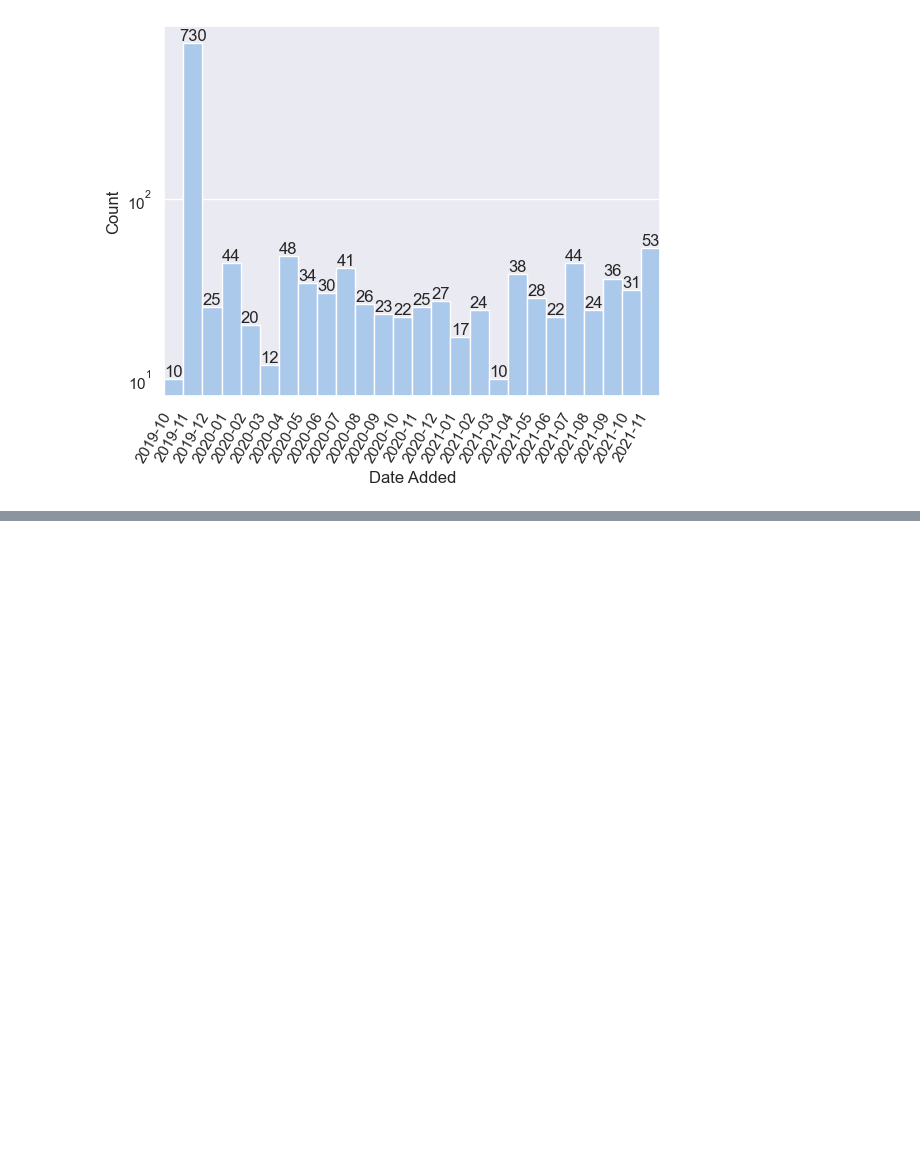
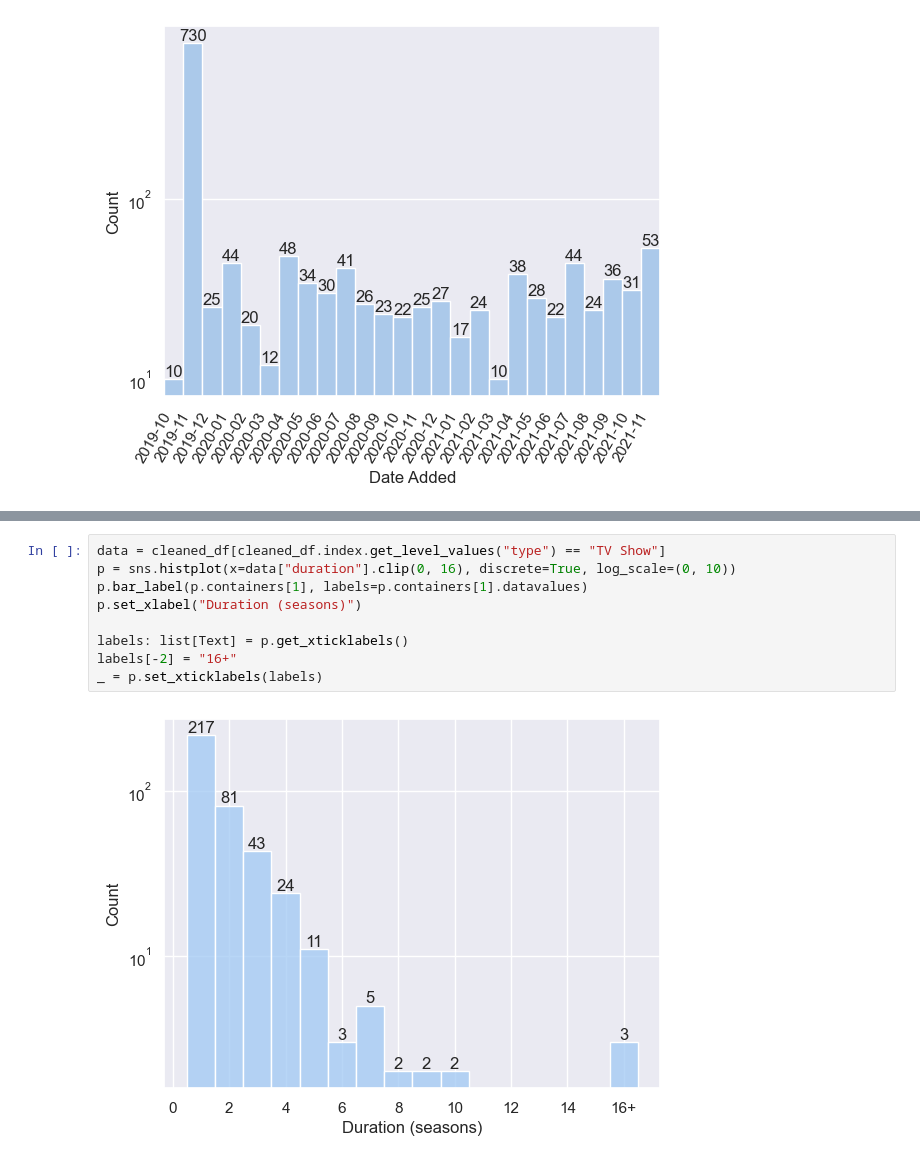
Before and after one commit to dvnatanael/data5006-data-analysis, a Jupyter notebook: Tiny_Data_Analysis_Disney+.ipynb, the cells around one changed output, grey strips where cells are left out. Cells and saved outputs as stored; diff of their text form; blank space fills up the shorter version.

```diff
--- a/Tiny_Data_Analysis_Disney+.ipynb
+++ b/Tiny_Data_Analysis_Disney+.ipynb
@@ -191,0 +198,11 @@ _ = {rotate_label(label, rotation=60) for label in p.get_xticklabels()}
+# %%
+data = cleaned_df[cleaned_df.index.get_level_values("type") == "TV Show"]
+p = sns.histplot(x=data["duration"].clip(0, 16), discrete=True, log_scale=(0, 10))
+p.bar_label(p.containers[1], labels=p.containers[1].datavalues)
+p.set_xlabel("Duration (seasons)")
+
+labels: list[Text] = p.get_xticklabels()
+labels[-2] = "16+"
+_ = p.set_xticklabels(labels)
+# %% [output]
+[figure, added]
```
Also changed, not shown: parts of 1 cell of this notebook, 1 other file.
